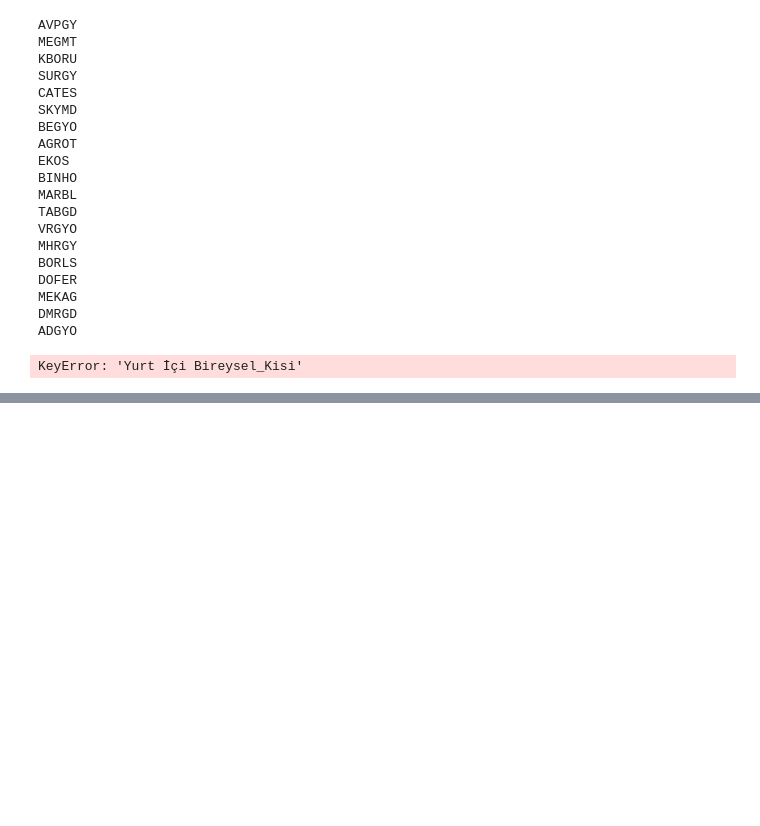
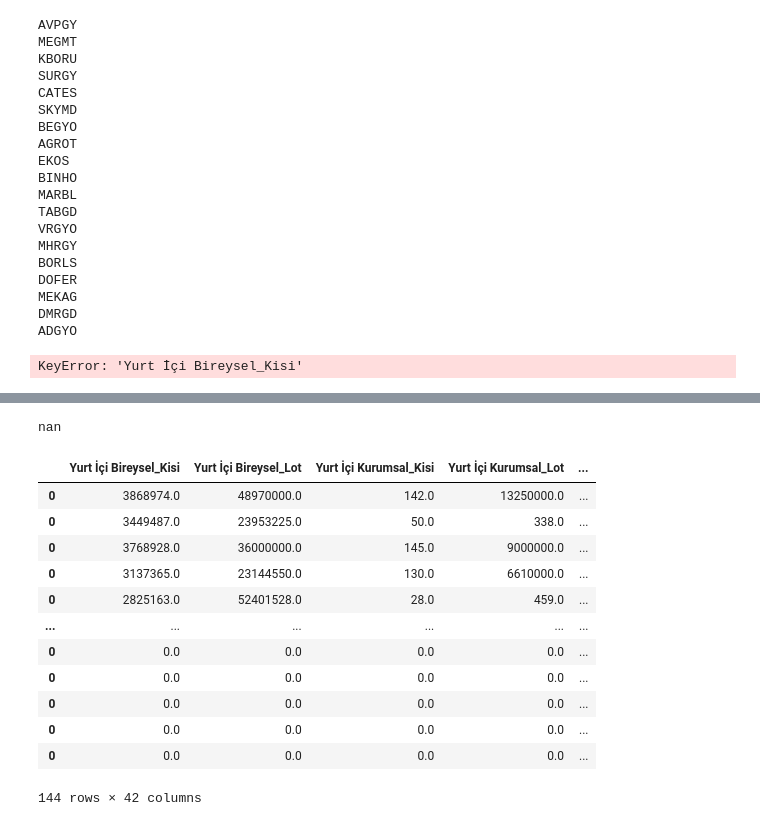
Before and after one commit to uguratli/HalkaArz, a Jupyter notebook: Halka_arz_lab.ipynb, the cells around one changed output, grey strips where cells are left out. Saved outputs shown, nothing was run; the diff lists cells and outputs as text; code cells hidden in the pictures; blank space fills up the shorter version.

```diff
--- a/Halka_arz_lab.ipynb
+++ b/Halka_arz_lab.ipynb
@@ -487 +602,5 @@ halka_arz_result_df.head(50)
 50 rows × 42 columns
+# %%
+halka_arz_result_df.iloc[50][0]
+# %% [output]
+nan
@@ -487,0 +609,16 @@ halka_arz_result_df.head(50)
+# %%
+halka_arz_result_df
+# %% [output]
+|  | Yurt İçi Bireysel_Kisi | Yurt İçi Bireysel_Lot | Yurt İçi Kurumsal_Kisi | Yurt İçi Kurumsal_Lot | ... |
+| 0 | 3868974.0 | 48970000.0 | 142.0 | 13250000.0 | ... |
+| 0 | 3449487.0 | 23953225.0 | 50.0 | 338.0 | ... |
+| 0 | 3768928.0 | 36000000.0 | 145.0 | 9000000.0 | ... |
+| 0 | 3137365.0 | 23144550.0 | 130.0 | 6610000.0 | ... |
+| 0 | 2825163.0 | 52401528.0 | 28.0 | 459.0 | ... |
+| ... | ... | ... | ... | ... | ... |
+| 0 | 0.0 | 0.0 | 0.0 | 0.0 | ... |
+| 0 | 0.0 | 0.0 | 0.0 | 0.0 | ... |
+| 0 | 0.0 | 0.0 | 0.0 | 0.0 | ... |
+| 0 | 0.0 | 0.0 | 0.0 | 0.0 | ... |
+| 0 | 0.0 | 0.0 | 0.0 | 0.0 | ... |
+144 rows × 42 columns
```
Also changed, not shown: parts of 18 cells of this notebook.
